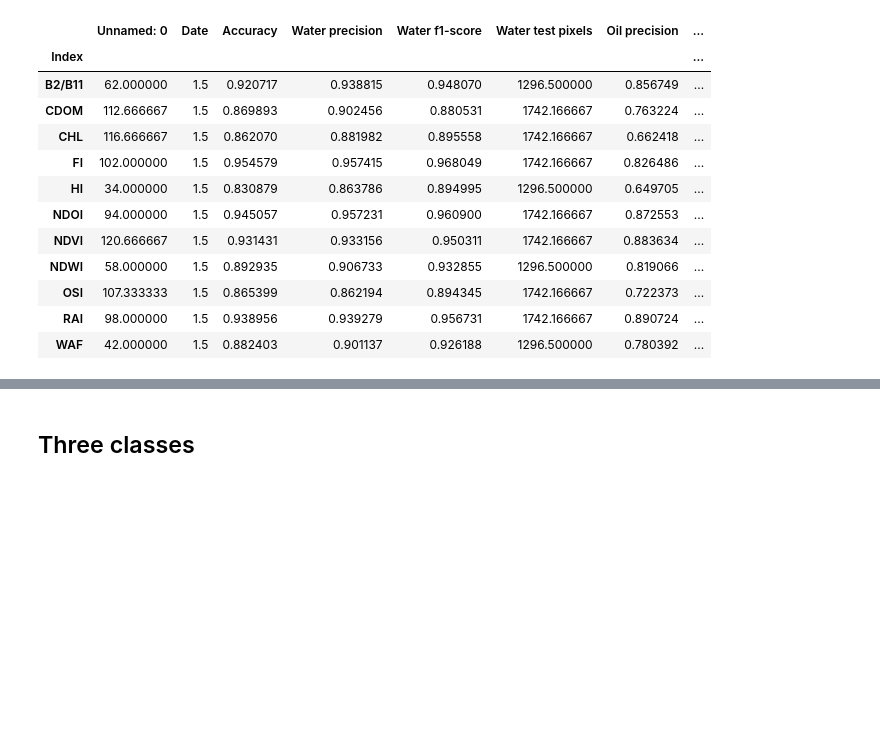
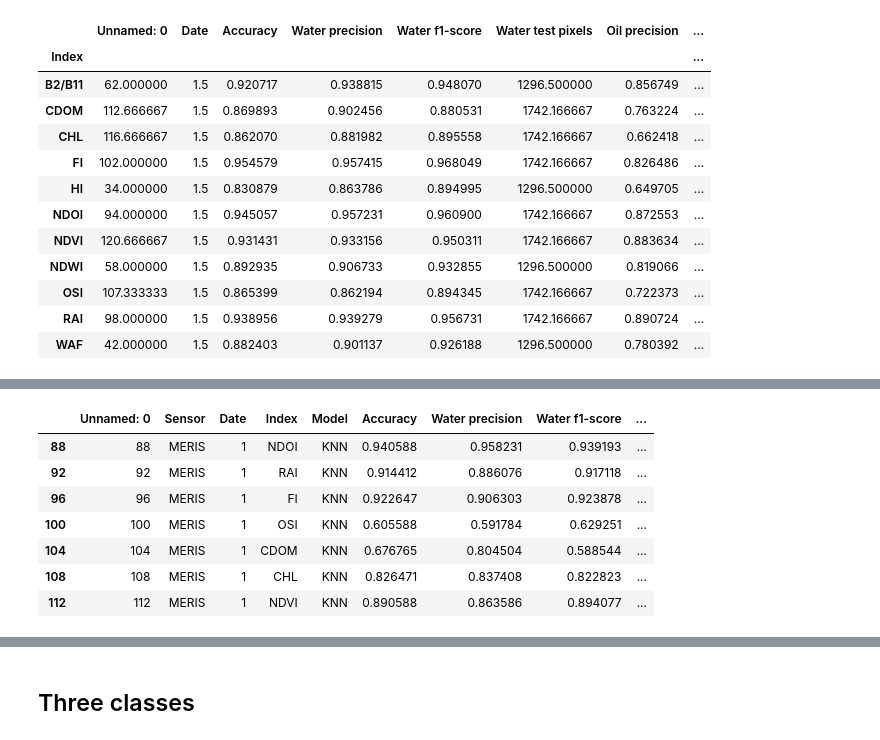
Before and after one commit to AmbarJade/NDOI-index, a Jupyter notebook: Error_representation.ipynb, the cells around one changed output, grey strips where cells are left out. Drawn from its saved outputs; the diff is of its cells as text; code cells hidden in the pictures; blank space fills up the shorter version.

```diff
--- a/Error_representation.ipynb
+++ b/Error_representation.ipynb
@@ -126,0 +155,11 @@ df[df.Model == 'KNN'].groupby('Index').mean()
+# %%
+Me_1[Me_1.Model == "KNN"]
+# %% [output]
+|  | Unnamed: 0 | Sensor | Date | Index | Model | Accuracy | Water precision | Water f1-score | ... |
+| 88 | 88 | MERIS | 1 | NDOI | KNN | 0.940588 | 0.958231 | 0.939193 | ... |
+| 92 | 92 | MERIS | 1 | RAI | KNN | 0.914412 | 0.886076 | 0.917118 | ... |
+| 96 | 96 | MERIS | 1 | FI | KNN | 0.922647 | 0.906303 | 0.923878 | ... |
+| 100 | 100 | MERIS | 1 | OSI | KNN | 0.605588 | 0.591784 | 0.629251 | ... |
+| 104 | 104 | MERIS | 1 | CDOM | KNN | 0.676765 | 0.804504 | 0.588544 | ... |
+| 108 | 108 | MERIS | 1 | CHL | KNN | 0.826471 | 0.837408 | 0.822823 | ... |
+| 112 | 112 | MERIS | 1 | NDVI | KNN | 0.890588 | 0.863586 | 0.894077 | ... |
```
Also changed, not shown: parts of 10 cells of this notebook.
